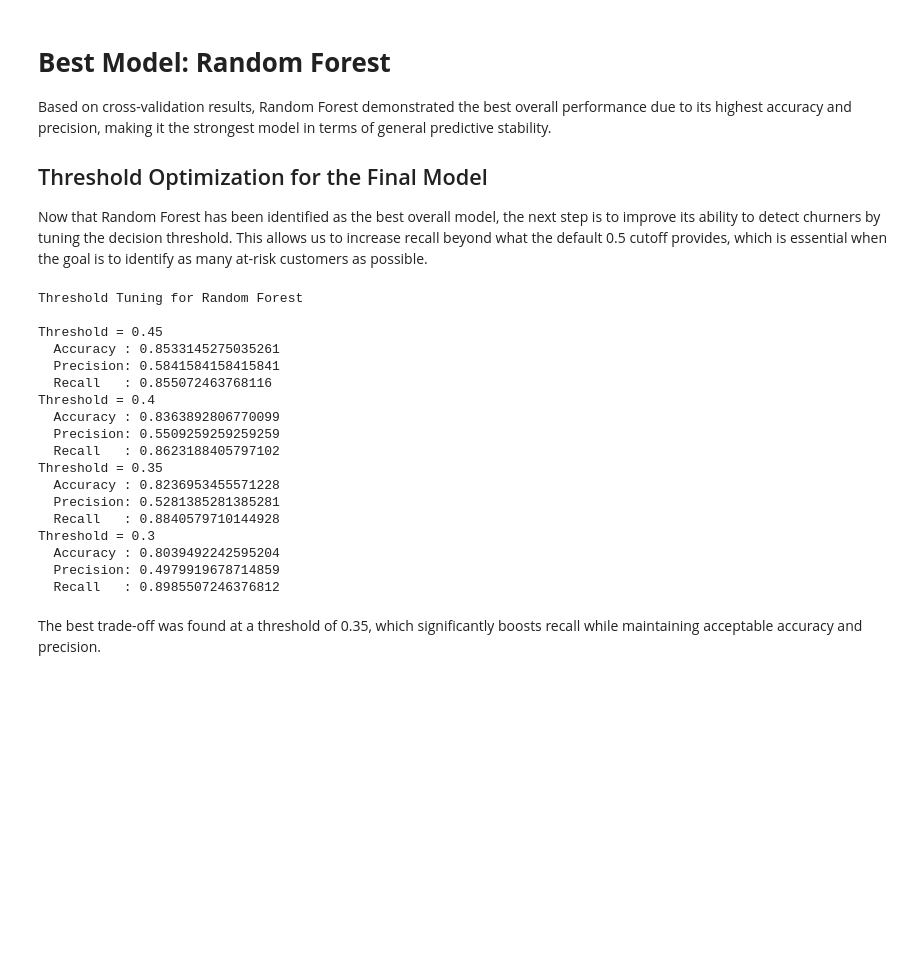
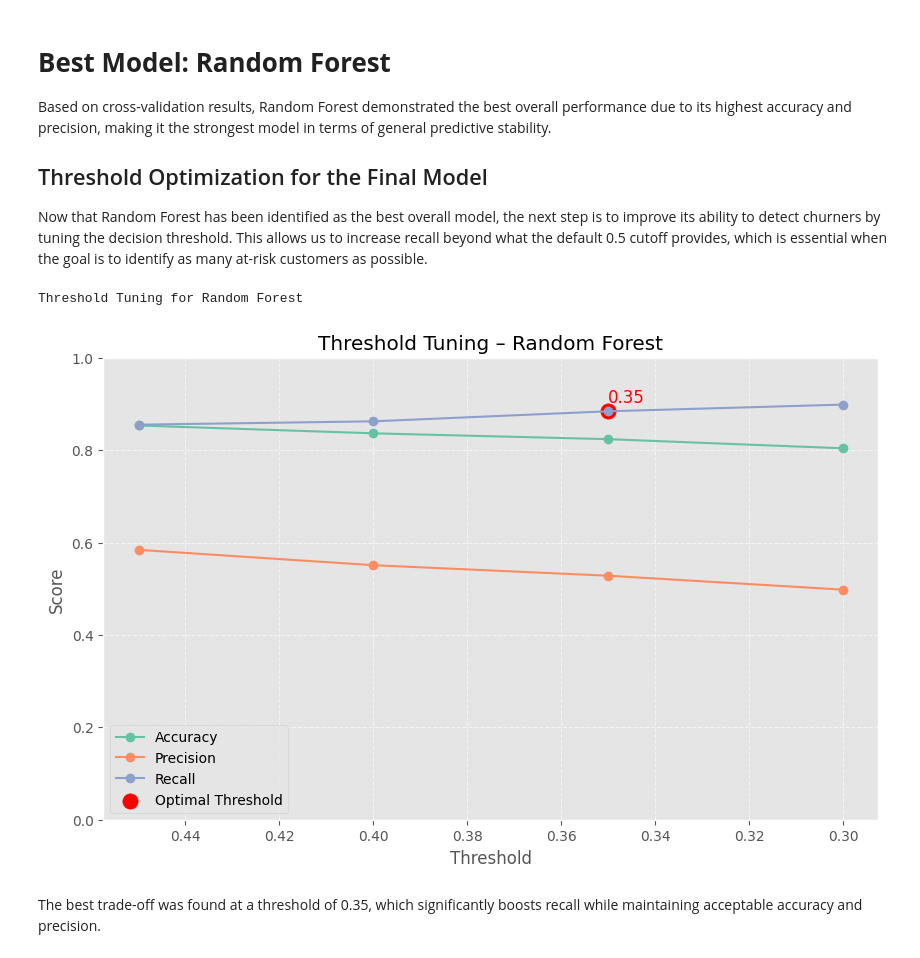
Before and after one commit to paulamrz-c/churn-analytics-project, a Jupyter notebook: notebooks/01_EDA&Modeling.ipynb, the cells around one changed output. Cells and saved outputs as stored; diff of their text form; code cells hidden in the pictures; blank space fills up the shorter version.

```diff
--- a/notebooks/01_EDA&Modeling.ipynb
+++ b/notebooks/01_EDA&Modeling.ipynb
@@ -699,37 +730,58 @@ Now that Random Forest has been identified as the best overall model, the next s
 # %%
 # 1. Train the final model using the full training pipeline
 pipeline.fit(X_train, y_train)
+
+# Store results
+thresholds = [0.45, 0.40, 0.35, 0.30]
+acc_list = []
+prec_list = []
+rec_list = []
 
 # 2. Get probabilities for the positive class (churn = 1)
 y_proba = pipeline.predict_proba(X_test)[:, 1]
 
 print("\nThreshold Tuning for Random Forest\n")
 
-for thr in [0.45, 0.40, 0.35, 0.30]:
+for thr in thresholds:
     y_pred = (y_proba >= thr).astype(int)
-    print(f"Threshold = {thr}")
-    print("  Accuracy :", accuracy_score(y_test, y_pred))
-    print("  Precision:", precision_score(y_test, y_pred))
-    print("  Recall   :", recall_score(y_test, y_pred))
+    acc_list.append(accuracy_score(y_test, y_pred))
+    prec_list.append(precision_score(y_test, y_pred))
+    rec_list.append(recall_score(y_test, y_pred))
+
+# ---- Plot ----
+# Choose threshold with highest recall but precision > 0.5
+optimal_idx = None
+best_score = -1
+
+for i, thr in enumerate(thresholds):
+    if prec_list[i] >= 0.50 and rec_list[i] > best_score:
+        best_score = rec_list[i]
+        optimal_idx = i
+
+optimal_thr = thresholds[optimal_idx]
+
+plt.figure(figsize=(10, 6))
+
+plt.plot(thresholds, acc_list, marker='o', label='Accuracy')
+plt.plot(thresholds, prec_list, marker='o', label='Precision')
+plt.plot(thresholds, rec_list, marker='o', label='Recall')
+
+# Mark optimal threshold
+plt.scatter(optimal_thr, rec_list[optimal_idx], color='red', s=120, label='Optimal Threshold')
+plt.text(optimal_thr, rec_list[optimal_idx] + 0.02, f"{optimal_thr}", color='red', fontsize=12)
+
+plt.gca().invert_xaxis()
+plt.title("Threshold Tuning – Random Forest")
+plt.xlabel("Threshold")
+plt.ylabel("Score")
+plt.ylim(0, 1)
+plt.grid(True, linestyle='--', alpha=0.6)
+plt.legend()
+
+plt.show()
 # %% [output]
 Threshold Tuning for Random Forest
-
-Threshold = 0.45
-  Accuracy : 0.8533145275035261
-  Precision: 0.5841584158415841
-  Recall   : 0.855072463768116
-Threshold = 0.4
-  Accuracy : 0.8363892806770099
-  Precision: 0.5509259259259259
-  Recall   : 0.8623188405797102
-Threshold = 0.35
-  Accuracy : 0.8236953455571228
-  Precision: 0.5281385281385281
-  Recall   : 0.8840579710144928
-Threshold = 0.3
-  Accuracy : 0.8039492242595204
-  Precision: 0.4979919678714859
-  Recall   : 0.8985507246376812
+[figure, added]
 # %% [markdown]
 The best trade-off was found at a threshold of 0.35, which significantly boosts recall while maintaining acceptable accuracy and precision.
 # %% [markdown]
```
Also changed, not shown: parts of 9 cells of this notebook.
